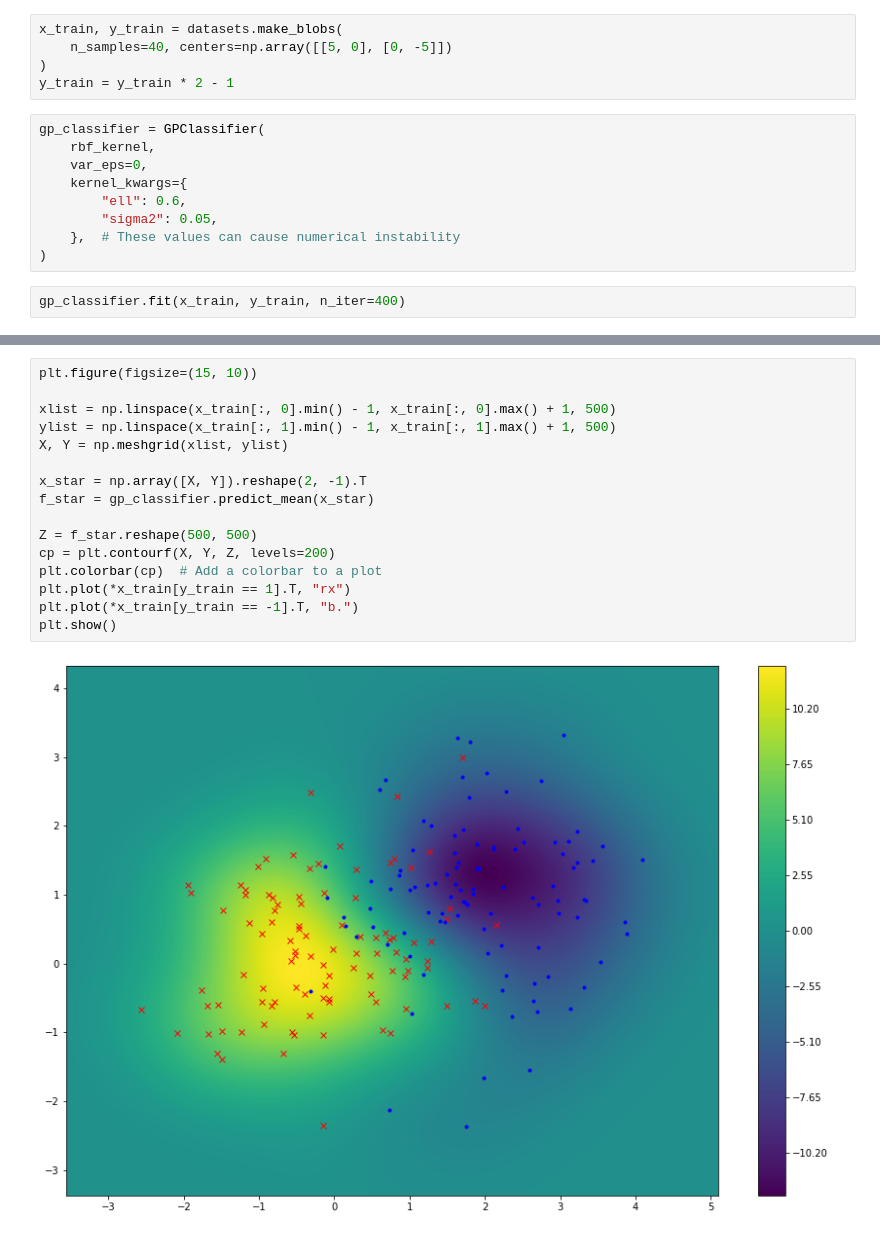
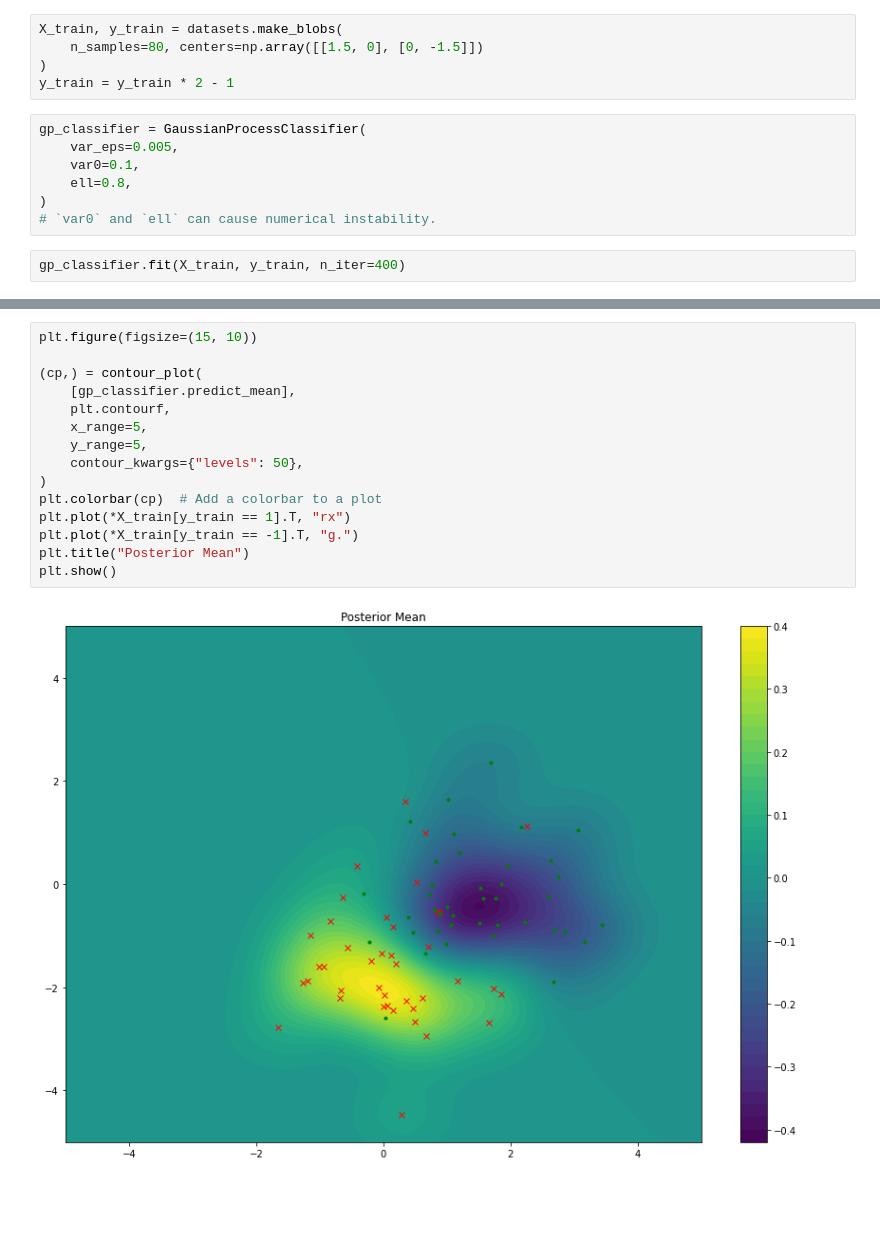
Before and after one commit to Stevenjin8/MLAPP-Solutions, a Jupyter notebook: notebooks/gaussian-process.ipynb, the cells around one changed output, grey strips where cells are left out. Saved outputs shown, nothing was run; the diff lists cells and outputs as text; blank space fills up the shorter version.

```diff
--- a/notebooks/gaussian-process.ipynb
+++ b/notebooks/gaussian-process.ipynb
@@ -318,16 +50,14 @@ class GPClassifier:
 # %%
-x_train, y_train = datasets.make_blobs(
-    n_samples=40, centers=np.array([[5, 0], [0, -5]])
+X_train, y_train = datasets.make_blobs(
+    n_samples=80, centers=np.array([[1.5, 0], [0, -1.5]])
 )
 y_train = y_train * 2 - 1
 # %%
-gp_classifier = GPClassifier(
-    rbf_kernel,
-    var_eps=0,
-    kernel_kwargs={
-        "ell": 0.6,
-        "sigma2": 0.05,
-    },  # These values can cause numerical instability
+gp_classifier = GaussianProcessClassifier(
+    var_eps=0.005,
+    var0=0.1,
+    ell=0.8,
 )
+# `var0` and `ell` can cause numerical instability.
 # %%
-gp_classifier.fit(x_train, y_train, n_iter=400)
+gp_classifier.fit(X_train, y_train, n_iter=400)
@@ -339,21 +64,20 @@ array([ 0.00066813,  0.00070788,  0.0007497 , ..., -0.00345772,
 # %%
 plt.figure(figsize=(15, 10))
 
-xlist = np.linspace(x_train[:, 0].min() - 1, x_train[:, 0].max() + 1, 500)
-ylist = np.linspace(x_train[:, 1].min() - 1, x_train[:, 1].max() + 1, 500)
-X, Y = np.meshgrid(xlist, ylist)
-
-x_star = np.array([X, Y]).reshape(2, -1).T
-f_star = gp_classifier.predict_mean(x_star)
-
-Z = f_star.reshape(500, 500)
-cp = plt.contourf(X, Y, Z, levels=200)
+(cp,) = contour_plot(
+    [gp_classifier.predict_mean],
+    plt.contourf,
+    x_range=5,
+    y_range=5,
+    contour_kwargs={"levels": 50},
+)
 plt.colorbar(cp)  # Add a colorbar to a plot
-plt.plot(*x_train[y_train == 1].T, "rx")
-plt.plot(*x_train[y_train == -1].T, "b.")
+plt.plot(*X_train[y_train == 1].T, "rx")
+plt.plot(*X_train[y_train == -1].T, "g.")
+plt.title("Posterior Mean")
 plt.show()
 # %% [output]
-[figure, old version]
+[figure, new version]
 # %%
 plt.figure(figsize=(15, 10))
 
```
Also changed, not shown: parts of 14 cells of this notebook, 28 other files.
